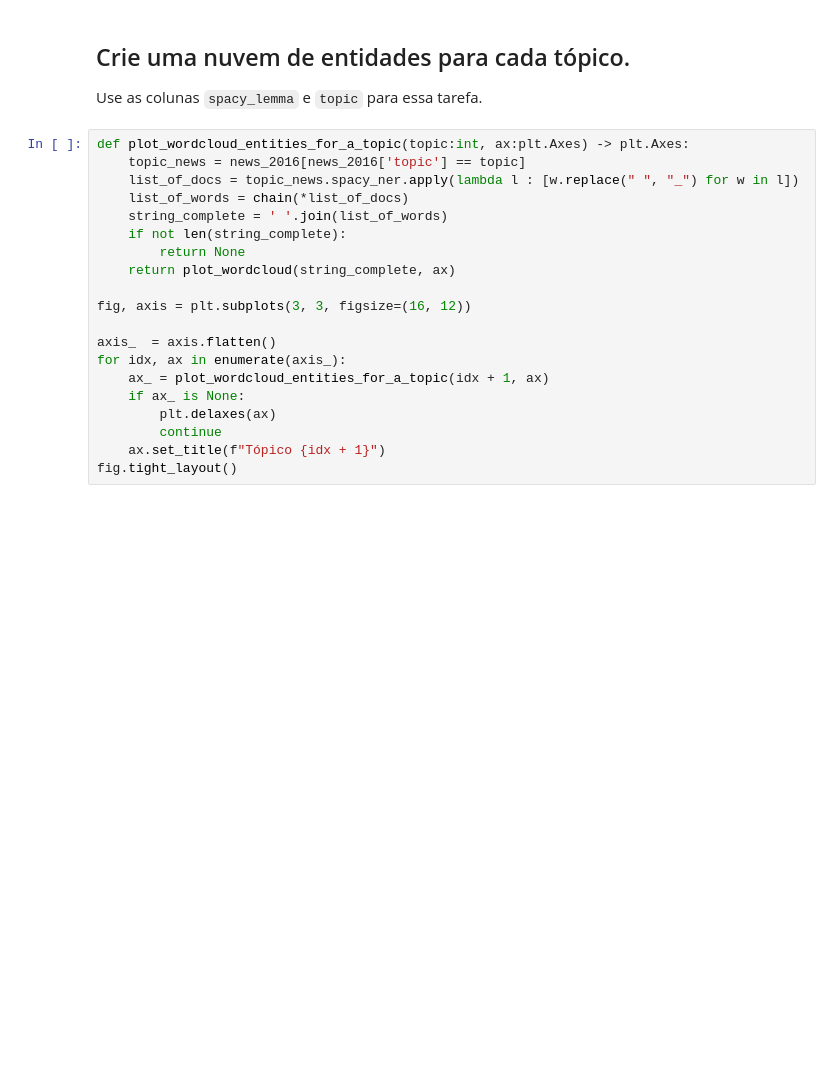
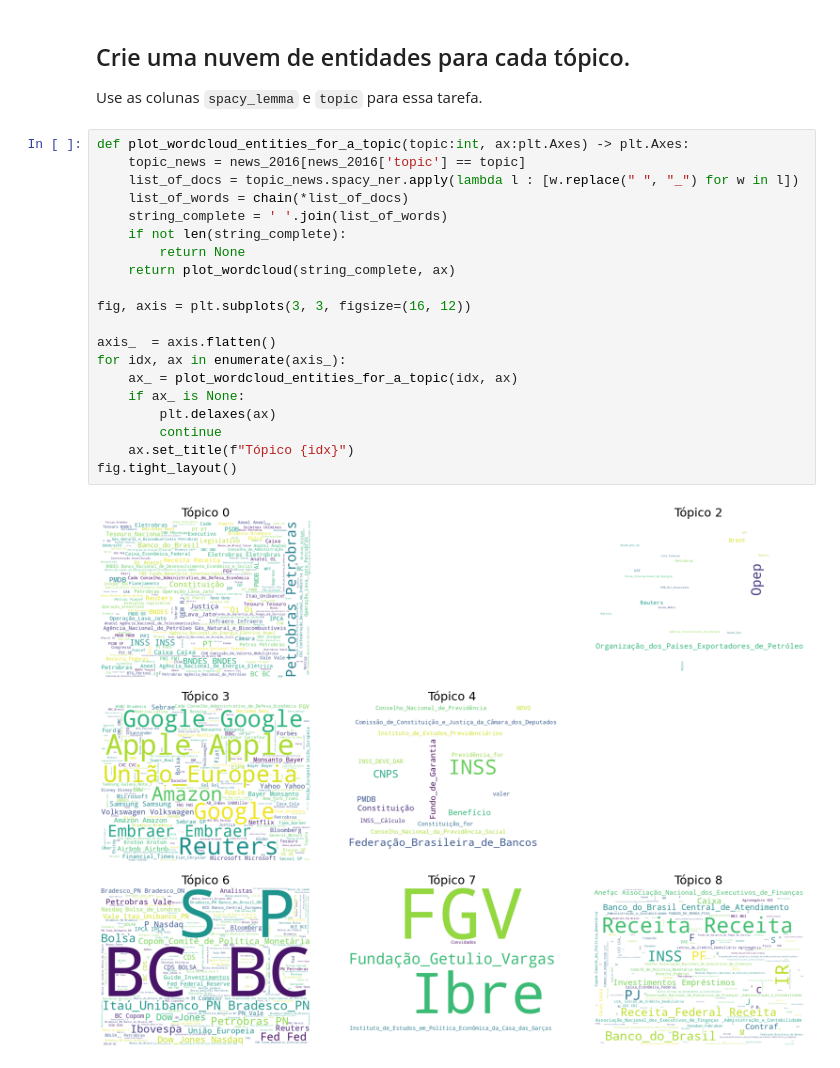
Before and after one commit to roriblim/NLP-python-PD, a Jupyter notebook: Questionário_Projeto_de_Disciplina_de_Text_Mining.ipynb, the cells around one changed output. Cells and saved outputs as stored; diff of their text form; blank space fills up the shorter version.

```diff
--- a/Questionário_Projeto_de_Disciplina_de_Text_Mining.ipynb
+++ b/Questionário_Projeto_de_Disciplina_de_Text_Mining.ipynb
@@ -478,20 +552,22 @@ Use as colunas `spacy_lemma` e  `topic` para essa tarefa.
 # %%
 def plot_wordcloud_entities_for_a_topic(topic:int, ax:plt.Axes) -> plt.Axes:
     topic_news = news_2016[news_2016['topic'] == topic]
     list_of_docs = topic_news.spacy_ner.apply(lambda l : [w.replace(" ", "_") for w in l])
     list_of_words = chain(*list_of_docs)
     string_complete = ' '.join(list_of_words)
     if not len(string_complete):
         return None
     return plot_wordcloud(string_complete, ax)
 
 fig, axis = plt.subplots(3, 3, figsize=(16, 12))
 
 axis_  = axis.flatten()
 for idx, ax in enumerate(axis_):
-    ax_ = plot_wordcloud_entities_for_a_topic(idx + 1, ax)
+    ax_ = plot_wordcloud_entities_for_a_topic(idx, ax)
     if ax_ is None:
         plt.delaxes(ax)
         continue
-    ax.set_title(f"Tópico {idx + 1}")
+    ax.set_title(f"Tópico {idx}")
 fig.tight_layout()
+# %% [output]
+[figure, added]
```
Also changed, not shown: parts of 7 cells of this notebook.
